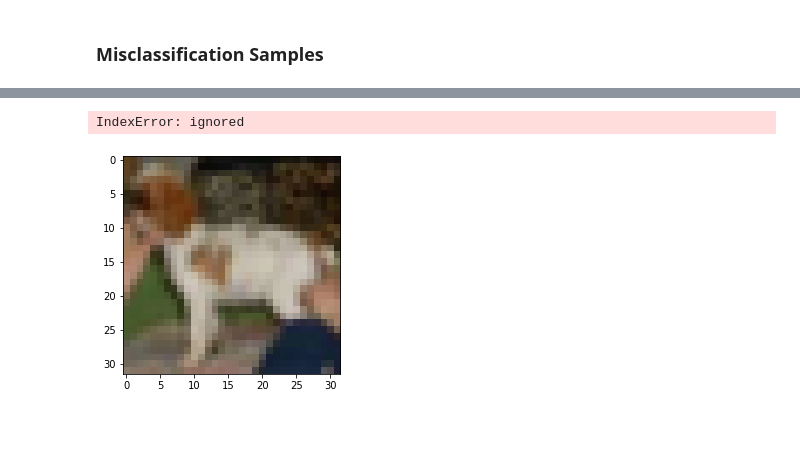
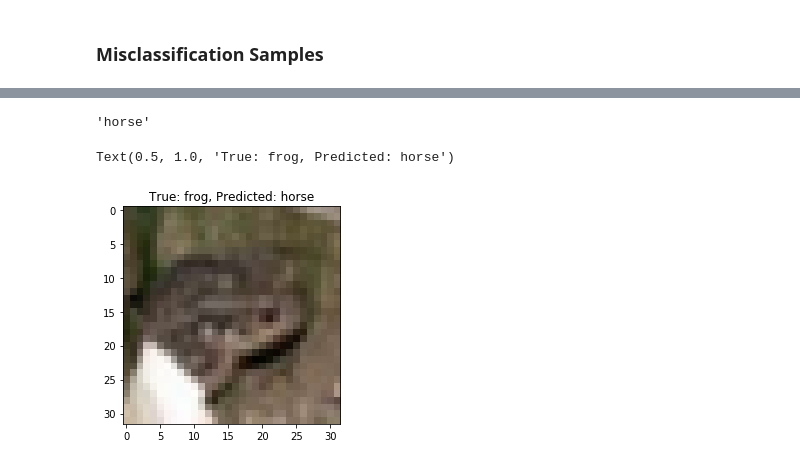
Before and after one commit to LeonVillanueva/CoLab, a Jupyter notebook: Google_CoLab_CNN_CIFAR.ipynb, the cells around one changed output, grey strips where cells are left out. Drawn from its saved outputs; the diff is of its cells as text; code cells hidden in the pictures; blank space fills up the shorter version.

Commit message:
Summary : Accuracy = 50%, Loss = 1.3, Horse vs Frog Prediction

```diff
--- a/Google_CoLab_CNN_CIFAR.ipynb
+++ b/Google_CoLab_CNN_CIFAR.ipynb
@@ -135,6 +146,10 @@ labels = ['airplane', 'automobile', 'bird', 'cat', 'deer', 'dog', 'frog', 'horse
+# %%
+labels [y_pred_class_100[i]]
+# %% [output]
+'horse'
 # %%
 plt.imshow (X_test[i], cmap='Blues')
-plt.title ('True: %s, Predicted: %s' % (str(labels[i]), str(labels[i])))
+plt.title ('True: %s, Predicted: %s' % (labels[y_test_100[i]], labels[y_pred_class_100[i]]))
 # %% [output]
-IndexError: ignored
+Text(0.5, 1.0, 'True: frog, Predicted: horse')
-[figure, old version]
+[figure, new version]
```
Also changed, not shown: parts of 5 cells of this notebook.
